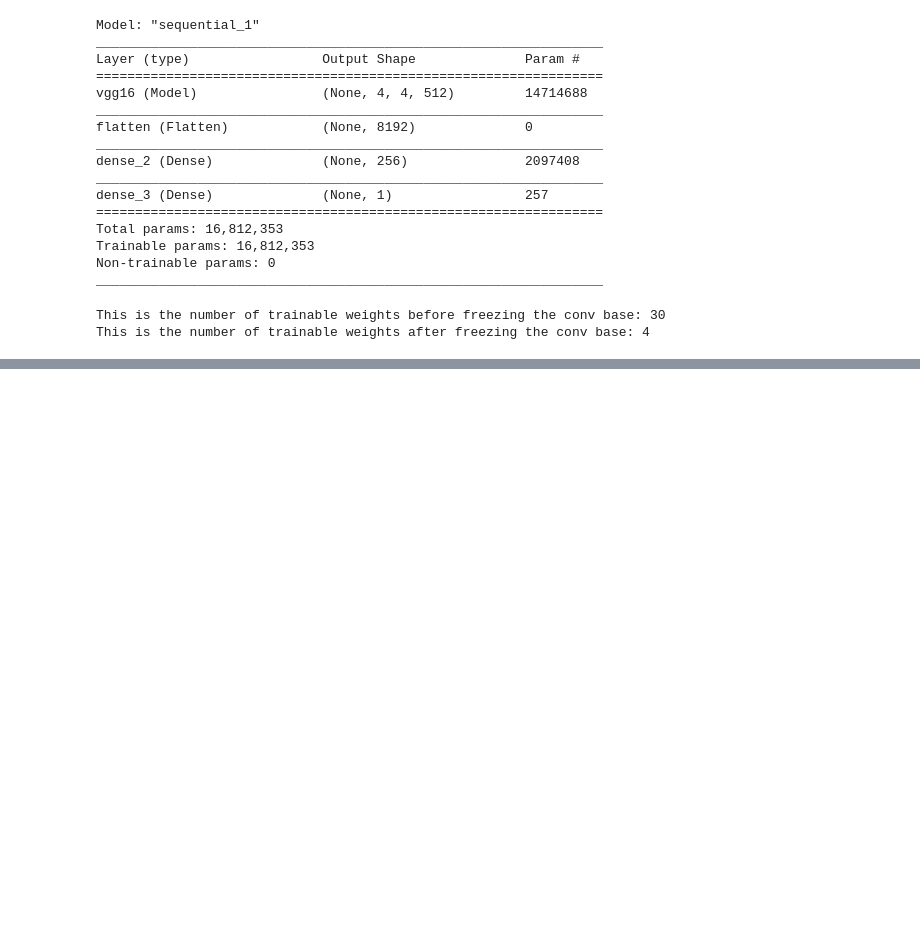
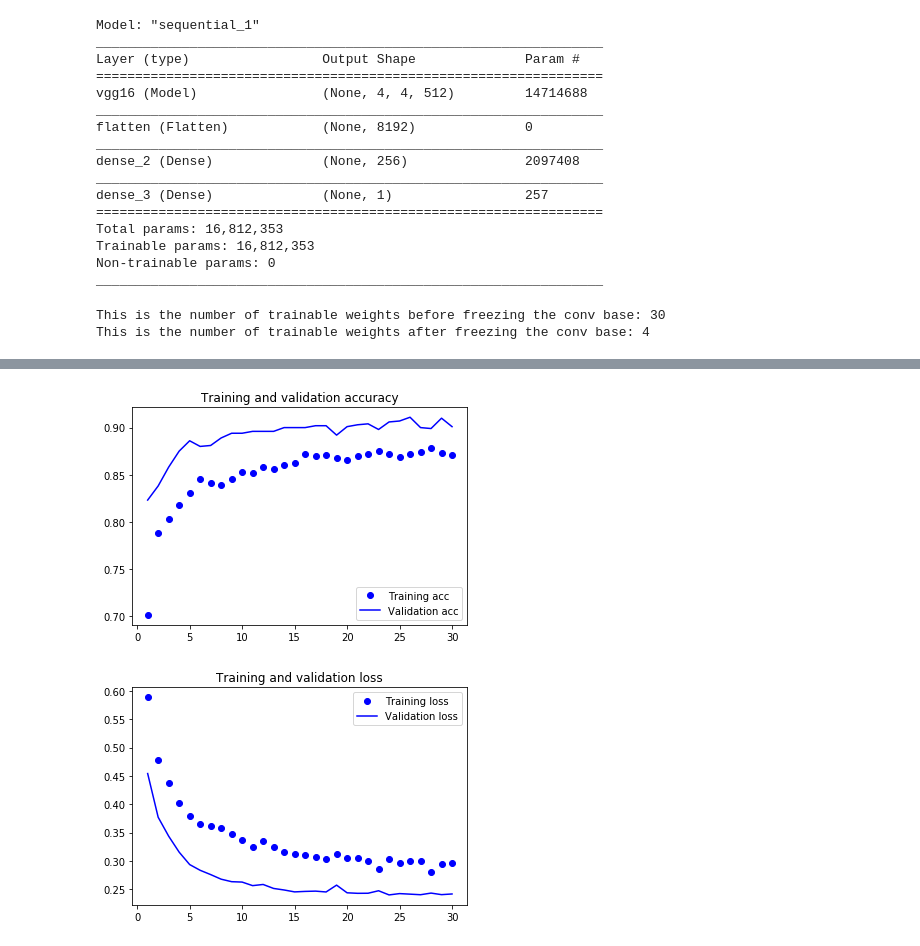
Before and after one commit to jbessi/dogs-vs-cats, a Jupyter notebook: pretrained_dogs_vs_cats.ipynb, the cells around one changed output, grey strips where cells are left out. Drawn from its saved outputs; the diff is of its cells as text; code cells hidden in the pictures; blank space fills up the shorter version.

```diff
--- a/pretrained_dogs_vs_cats.ipynb
+++ b/pretrained_dogs_vs_cats.ipynb
@@ -30,7 +34,7 @@ import os
 import numpy as np
 from tensorflow.keras.preprocessing.image import  ImageDataGenerator
 
-base_dir = '/home/joel/DL_Python/Dogs_vs_Cats_Dataset_small/'
+base_dir = '/home/joel/Dogs_vs_Cats_Dataset_small/'
 train_dir = os.path.join(base_dir, 'train')
 validation_dir = os.path.join(base_dir, 'validation')
 test_dir = os.path.join(base_dir, 'test')
@@ -226,26 +243,29 @@ KeyboardInterrupt:
 # %%
 #Plotting the accuracy and loss for the model with frozen conv base and
 #data augmentation
 
 import matplotlib.pyplot as plt
 
 acc = history.history['acc']
 val_acc = history.history['val_acc']
 loss = history.history['loss']
-val_loss = history.history['val_acc']
+val_loss = history.history['val_loss']
 
-epochs = range(len(acc))
+epochs = range(1, len(acc)+1)
 
 plt.plot(epochs, acc, 'bo', label='Training acc')
 plt.plot(epochs, val_acc, 'b', label='Validation acc')
 plt.title('Training and validation accuracy')
 plt.legend()
 
 plt.figure()
 
 plt.plot(epochs, loss, 'bo', label='Training loss')
 plt.plot(epochs, val_loss, 'b', label='Validation loss')
 plt.title('Training and validation loss')
 plt.legend()
 
 plt.show()
+# %% [output]
+[figure, added]
+[figure, added]
```
Also changed, not shown: parts of 4 cells of this notebook.
